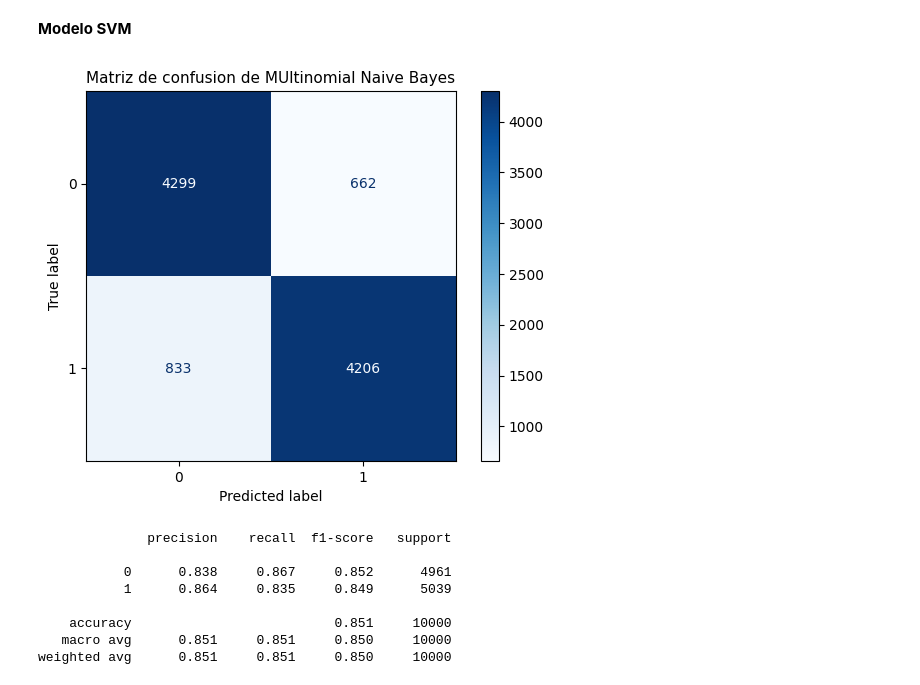
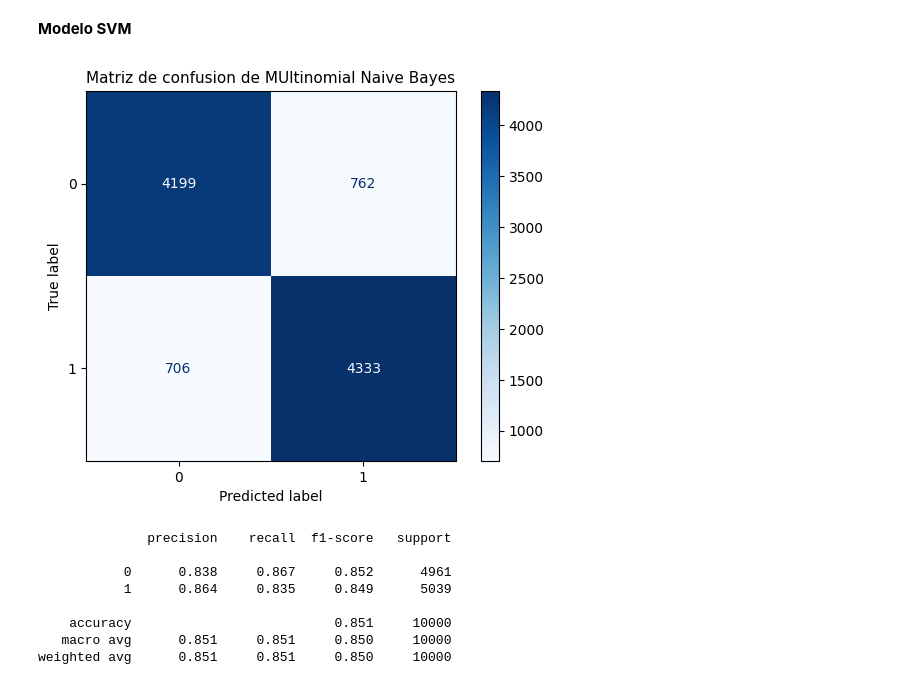
Before and after one commit to LailaBulh/Procesamiento_Lenguaje_Natural, a Jupyter notebook: Clasificacion_texto_263166.ipynb, the cells around one changed output. Saved outputs shown, nothing was run; the diff lists cells and outputs as text; code cells hidden in the pictures.

```diff
--- a/Clasificacion_texto_263166.ipynb
+++ b/Clasificacion_texto_263166.ipynb
@@ -304,13 +304,13 @@ y_pred_svm = svm.predict(X_test)
 # %%
 ### Matriz de confusion de Modelo SVM
 
-cm_SVM = confusion_matrix(y_test, y_pred)
+cm_SVM = confusion_matrix(y_test, y_pred_svm)
 disp = ConfusionMatrixDisplay(confusion_matrix = cm_SVM, display_labels=naive_bayes.classes_)
 disp.plot(cmap = plt.cm.Blues)
 plt.title('Matriz de confusion de MUltinomial Naive Bayes', fontsize = 11)
 plt.show()
 # %% [output]
-[figure, old version]
+[figure, new version]
 # %%
 ### Reporte de clasificación SVM
 
```
Also changed, not shown: parts of 10 cells of this notebook.
